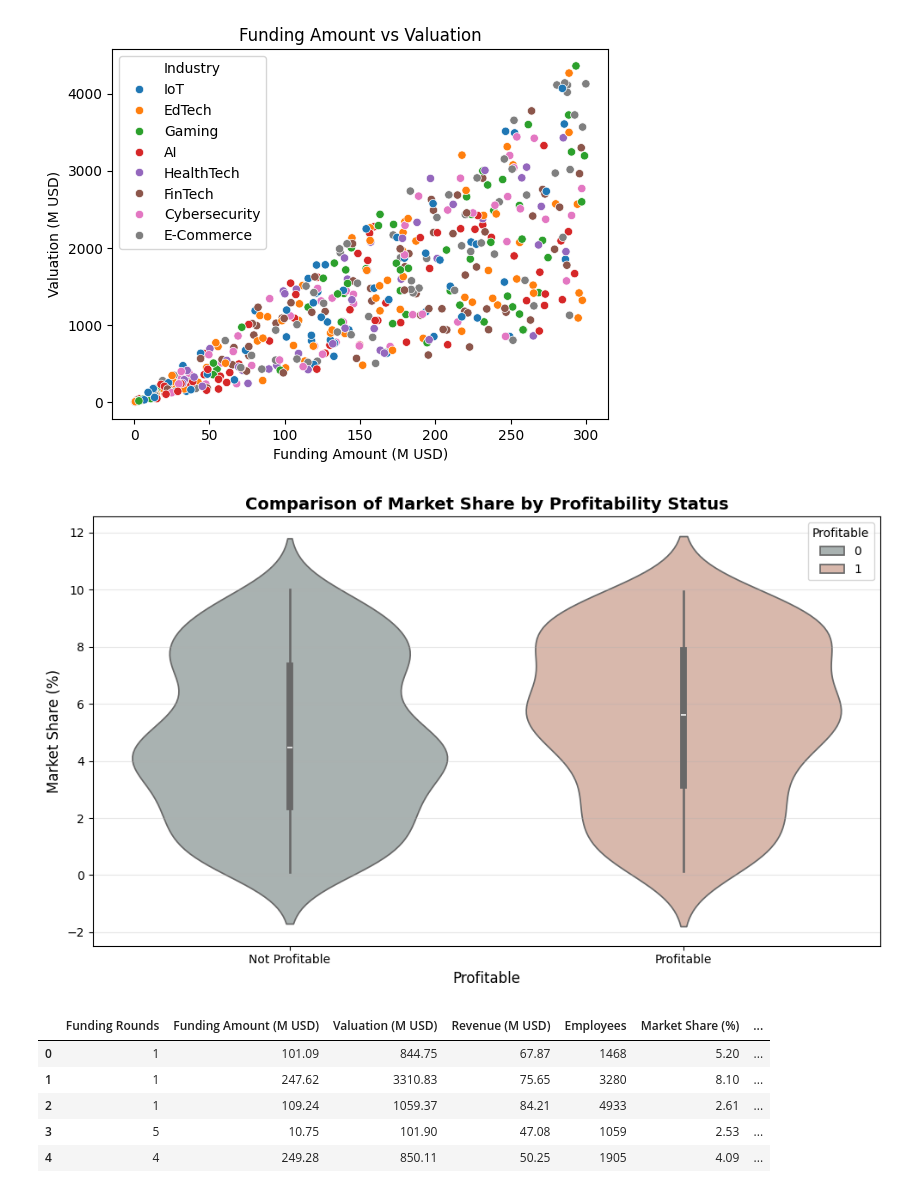
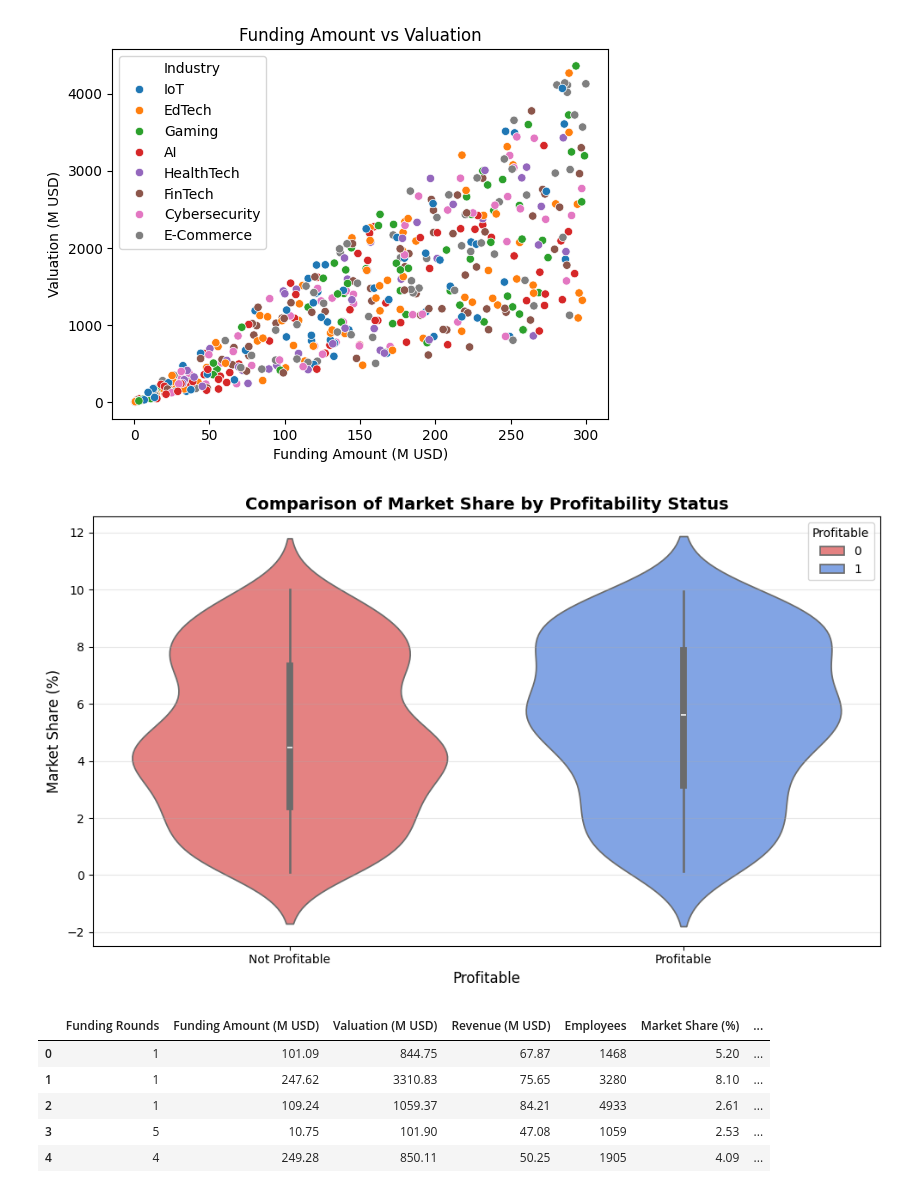
Before and after one commit to coDickerson/JCPproject, a Jupyter notebook: main.ipynb, the cells around one changed output. Drawn from its saved outputs; the diff is of its cells as text; code cells hidden in the pictures.

```diff
--- a/main.ipynb
+++ b/main.ipynb
@@ -85,16 +79,16 @@ Text(0.5, 1.0, 'Funding Amount vs Valuation')
 [figure]
 # %%
 plt.figure(figsize=(10, 6))
-sns.violinplot(x='Profitable', y='Market Share (%)', data=data, hue='Profitable', palette=['#a7b3b2', '#e0b4a4'])
+sns.violinplot(x='Profitable', y='Market Share (%)', data=data, hue='Profitable', palette=['#f57171', '#719ff5'])
 plt.title('Comparison of Market Share by Profitability Status', fontsize=14, fontweight='bold')
 plt.xlabel('Profitable', fontsize=12)
 plt.ylabel('Market Share (%)', fontsize=12)
 plt.xticks([0, 1], ['Not Profitable', 'Profitable'])
 plt.grid(axis='y', alpha=0.3)
 plt.tight_layout()
 plt.show()
 # %% [output]
-[figure, old version]
+[figure, new version]
 # %%
 numeric_data.head()
 # %% [output]
```
Also changed, not shown: parts of 8 cells of this notebook, 2 other files.
